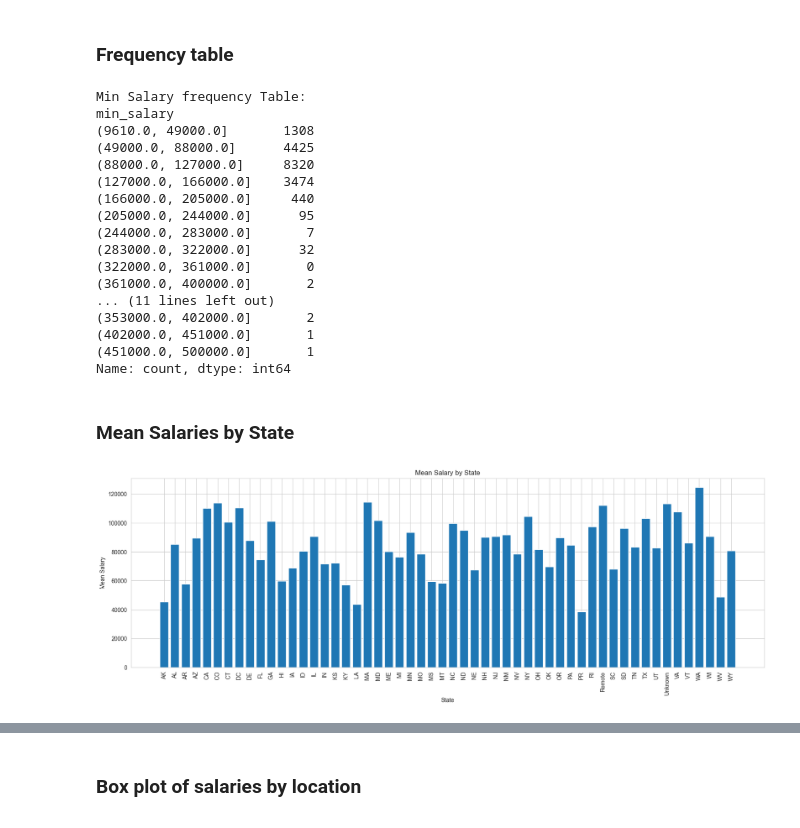
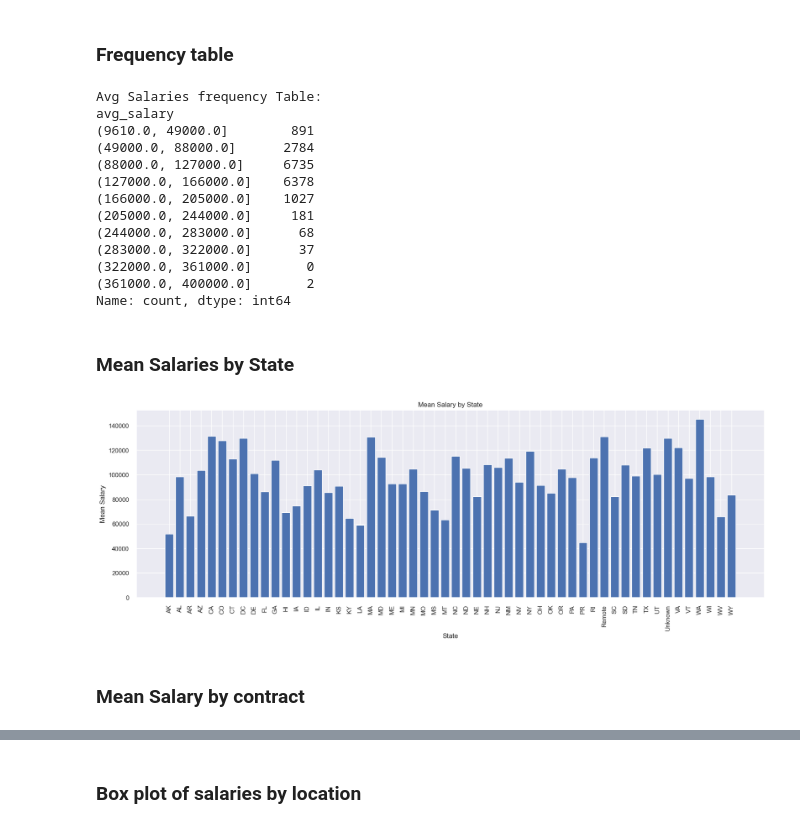
Before and after one commit to svkorepanov/aeds_sg3_salaries, a Jupyter notebook: ADES_WG3_assignment.ipynb, the cells around one changed output, grey strips where cells are left out. Cells and saved outputs as stored; diff of their text form; code cells hidden in the pictures.

```diff
--- a/ADES_WG3_assignment.ipynb
+++ b/ADES_WG3_assignment.ipynb
@@ -13,0 +3,26 @@ os.getcwd()
+# %%
+import os
+import pandas as pd
+import re
+import matplotlib.pyplot as plt
+import seaborn as sns
+import numpy as np
+
+from scipy.cluster.hierarchy import dendrogram, linkage
+
+from sklearn.preprocessing import MinMaxScaler, StandardScaler
+from sklearn.cluster import KMeans, AgglomerativeClustering, DBSCAN
+from sklearn.decomposition import PCA
+from sklearn.metrics import silhouette_score
+
+# https://www.scikit-yb.org/
+from yellowbrick.cluster import KElbowVisualizer, SilhouetteVisualizer
+
+# Avoiding warnings to pop up
+import warnings
+warnings.filterwarnings("ignore")
+
+# Set aspects of the visual theme for all matplotlib and seaborn plots.
+sns.set()
+
+os.getcwd()
@@ -47,8 +64,8 @@ Other data points are considered unrelated for our goals. Therefore, let's remov
 # %%
 df.info()
 columns_to_drop = ['rating', 'review_count', 'relative_time', 'hires_needed', 'hires_needed_exact',
-                   'urgently_hiring', 'remote_work_model', 'snippet', 'dradis_job', 'link', 'new_job',
-                   'job_link', 'sponsored', 'featured_employer', 'indeed_applyable', 'ad_id', 'remote_location',
+                   'remote_work_model', 'snippet', 'dradis_job', 'link', 'new_job',
+                   'job_link', 'featured_employer', 'indeed_applyable', 'ad_id', 'remote_location',
                    'source_id', 'hiring_event_job', 'indeed_apply_enabled', 'job_location_postal', 'company_overview_link',
                    'activity_date', 'location_extras']
 df_cleaned = df.drop(columns_to_drop, axis=1)
@@ -215,5 +232,10 @@ df_cleaned['max_salary'] = salary_split[1]
 
 df_cleaned.drop(columns='salary_temp', inplace=True)
 dataframe = df_cleaned.dropna(subset="salary")
+
+dataframe.loc[:, 'min_salary'] = dataframe['min_salary'].astype(int, copy=True)
+dataframe.loc[:, 'max_salary'] = dataframe['max_salary'].astype(int, copy=True)
+dataframe['avg_salary'] = dataframe[['min_salary', 'max_salary']].mean(axis=1).astype(int, copy=True)
+
 dataframe
 # %% [output]
@@ -246,6 +268,6 @@ def extract_state(location):
 
 # Apply the function to create a new column 'state'
 
-dataframe.loc[:,'state'] = dataframe['location'].apply(extract_state)
+dataframe.loc[:,'state'] = dataframe.loc[:,'location'].apply(extract_state)
 # %% [markdown]
 ## Descriptive analysis
@@ -321,47 +332,40 @@ plt.show()
 ### Frequency table
 # %%
 # Frequency table of salaries
-min_salaries = pd.cut(df_copy['min_salary'], bins=10, precision=0)
-frequency_table = pd.Series(min_salaries).value_counts().sort_index()
-print("Min Salary frequency Table:")
+avg_salaries = pd.cut(dataframe['avg_salary'], bins=10, precision=0)
+frequency_table = pd.Series(avg_salaries).value_counts().sort_index()
+print("Avg Salaries frequency Table:")
 print(frequency_table)
-
-max_salaries = pd.cut(df_copy['max_salary'], bins=10, precision=0)
-frequency_table = pd.Series(max_salaries).value_counts().sort_index()
-print("\nMax Salary frequency Table:")
-print(frequency_table)
 # %% [output]
-Min Salary frequency Table:
-min_salary
-(9610.0, 49000.0]       1308
-(49000.0, 88000.0]      4425
-(88000.0, 127000.0]     8320
-(127000.0, 166000.0]    3474
-(166000.0, 205000.0]     440
-(205000.0, 244000.0]      95
-(244000.0, 283000.0]       7
-(283000.0, 322000.0]      32
+Avg Salaries frequency Table:
+avg_salary
+(9610.0, 49000.0]        891
+(49000.0, 88000.0]      2784
+(88000.0, 127000.0]     6735
+(127000.0, 166000.0]    6378
+(166000.0, 205000.0]    1027
+(205000.0, 244000.0]     181
+(244000.0, 283000.0]      68
+(283000.0, 322000.0]      37
 (322000.0, 361000.0]       0
 (361000.0, 400000.0]       2
-... (11 lines left out)
-(353000.0, 402000.0]       2
-(402000.0, 451000.0]       1
-(451000.0, 500000.0]       1
 Name: count, dtype: int64
 # %% [markdown]
 ### Mean Salaries by State
 # %%
-mean_salaries = df_copy.groupby('state')['min_salary'].mean()
+mean_salaries = dataframe.groupby('state')['avg_salary'].mean()
 
 # Create a bar chart
 plt.figure(figsize=(20, 6))
 plt.bar(mean_salaries.index, mean_salaries.values)
 
 plt.xlabel('State')
 plt.ylabel('Mean Salary')
 plt.title('Mean Salary by State')
 plt.xticks(rotation=90)
 
 plt.show()
 # %% [output]
-[figure, old version]
+[figure, new version]
+# %% [markdown]
+### Mean Salary by contract
```
Also changed, not shown: parts of 45 cells of this notebook.
